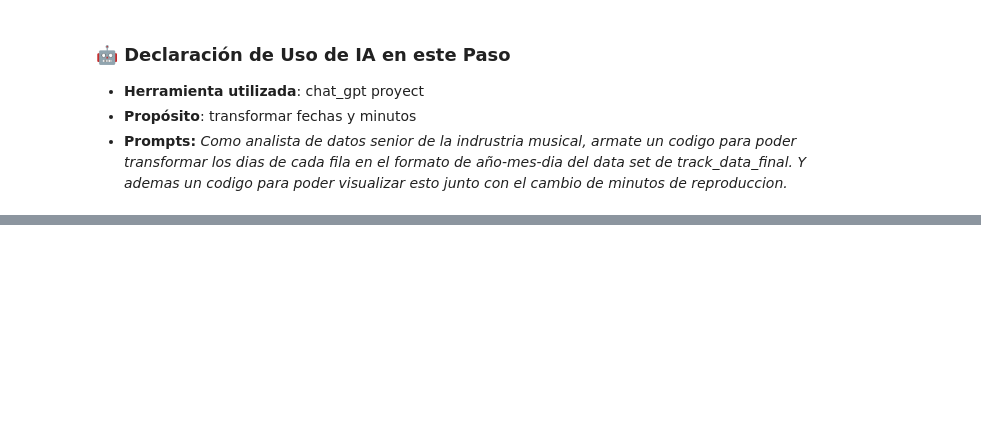
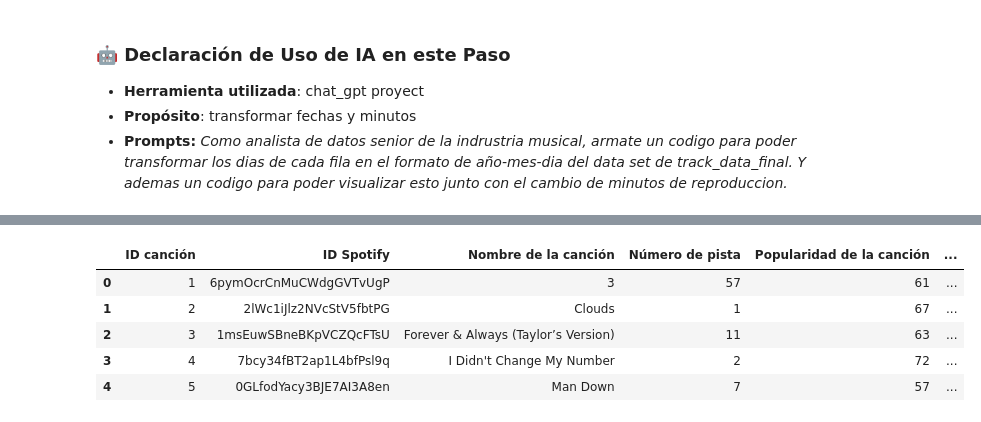
Before and after one commit to OjedaRocio/TP-Grupal-Laboratorio-2C-2026, a Jupyter notebook: TP_Grupal.ipynb, the cells around one changed output, grey strips where cells are left out. Cells and saved outputs as stored; diff of their text form; code cells hidden in the pictures; blank space fills up the shorter version.

```diff
--- a/TP_Grupal.ipynb
+++ b/TP_Grupal.ipynb
@@ -209,0 +146,46 @@ df_analisis
+# %%
+
+df_spotify.insert(0, "ID canción", range(1, len(df_spotify) + 1))
+
+# Convertir la duración de milisegundos a minutos
+df_spotify["duracion_minutos"] = (
+    pd.to_numeric(df_spotify["track_duration_ms"], errors="coerce") / 60000
+).round(2)
+
+# 2. CORREGIDO: Cambiamos .df_spotify.strftime por .dt.strftime
+df_spotify["album_release_date"] = pd.to_datetime(
+    df_spotify["album_release_date"], errors="coerce"
+).dt.strftime("%Y-%m-%d")
+
+# Cambiar los nombres de las columnas para facilitar su lectura
+df = df_spotify.rename(columns={
+    "track_id": "ID Spotify",
+    "track_name": "Nombre de la canción",
+    "track_number": "Número de pista",
+    "track_popularity": "Popularidad de la canción",
+    "track_duration_ms": "Duración original (ms)",
+    "explicit": "Contenido explícito",
+    "artist_name": "Nombre del artista",
+    "artist_popularity": "Popularidad del artista",
+    "artist_followers": "Seguidores del artista",
+    "artist_genres": "Géneros musicales",
+    "album_id": "ID del álbum",
+    "album_name": "Nombre del álbum",
+    "album_release_date": "Fecha de lanzamiento",
+    "album_total_tracks": "Cantidad de canciones del álbum",
+    "album_type": "Tipo de álbum",
+    "duracion_minutos": "Duración (minutos)"
+})
+
+# Mostrar algunas filas para comprobar el resultado
+display(df.head())
+
+# Guardar el dataset con los cambios
+df.to_csv("track_data_final_legible.csv", index=False, encoding="utf-8-sig")
+# %% [output]
+|  | ID canción | ID Spotify | Nombre de la canción | Número de pista | Popularidad de la canción | ... |
+| 0 | 1 | 6pymOcrCnMuCWdgGVTvUgP | 3 | 57 | 61 | ... |
+| 1 | 2 | 2lWc1iJlz2NVcStV5fbtPG | Clouds | 1 | 67 | ... |
+| 2 | 3 | 1msEuwSBneBKpVCZQcFTsU | Forever & Always (Taylor’s Version) | 11 | 63 | ... |
+| 3 | 4 | 7bcy34fBT2ap1L4bfPsl9q | I Didn't Change My Number | 2 | 72 | ... |
+| 4 | 5 | 0GLfodYacy3BJE7AI3A8en | Man Down | 7 | 57 | ... |
```
Also changed, not shown: parts of 2 cells of this notebook.
